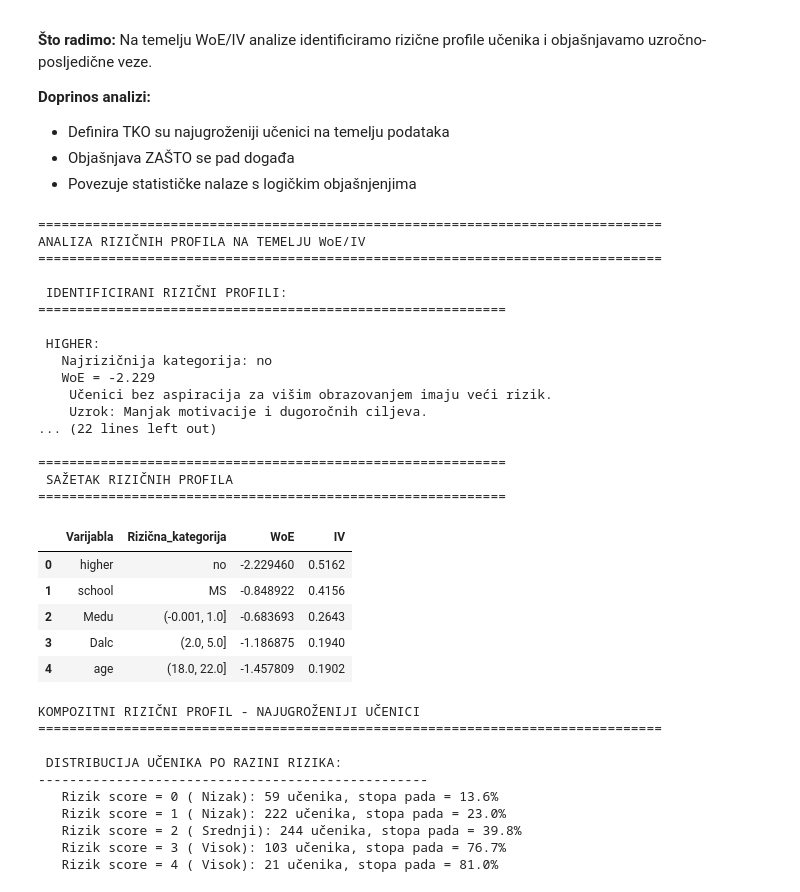
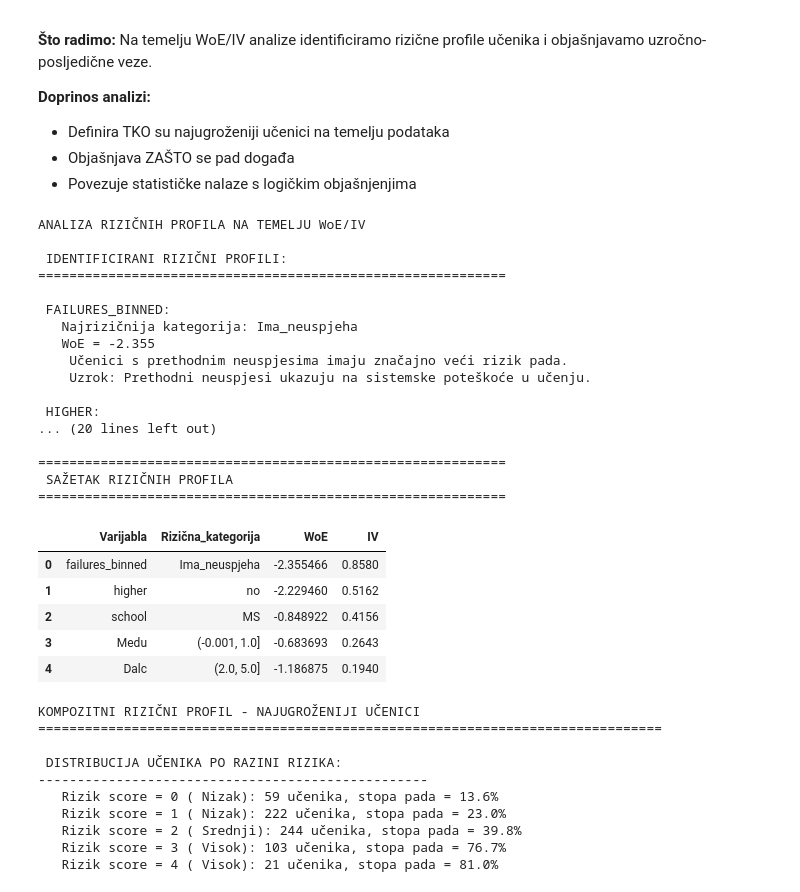
Before and after one commit to MDBossss/nosql, a Jupyter notebook: drugi/z3.ipynb, the cells around one changed output. Drawn from its saved outputs; the diff is of its cells as text; code cells hidden in the pictures.

```diff
--- a/drugi/z3.ipynb
+++ b/drugi/z3.ipynb
@@ -109,17 +108,17 @@ def calculate_woe_iv(df, feature, target, bins=5):
     # Ako je numerička varijabla, diskretiziraj je
     if np.issubdtype(df[feature].dtype, np.number):
         try:
-            temp_feature = pd.qcut(df[feature], bins, duplicates='drop')
+            temp_feature = pd.qcut(df[feature], bins, duplicates='drop') # qcut dijeli na jednake kategorije
         except ValueError:
             # Ako qcut ne uspije, koristi cut
             temp_feature = pd.cut(df[feature], bins, duplicates='drop')
     else:
         temp_feature = df[feature]
 
-    # Kreiraj krostabulaciju
+    # Kreiranje krostabulacije
     crosstab = pd.crosstab(temp_feature, df[target])
 
-    # Provjeri da imamo obje klase
+    # Provjeri da imamo obje klase (Dobri i Loši)
     if 0 not in crosstab.columns:
         crosstab[0] = 0
     if 1 not in crosstab.columns:
@@ -132,7 +131,7 @@ def calculate_woe_iv(df, feature, target, bins=5):
     total_dobri = crosstab['Dobri'].sum()
     total_losi = crosstab['Loši'].sum()
 
-    # Dodaj mali epsilon za izbjegavanje dijeljenja s nulom
+    # Dodavanje malog epsilona za izbjegavanje dijeljenja s nulom
     epsilon = 0.0001
 
     crosstab['%_Dobri'] = crosstab['Dobri'] / total_dobri
@@ -142,13 +141,12 @@ def calculate_woe_iv(df, feature, target, bins=5):
     crosstab['%_Dobri'] = crosstab['%_Dobri'].replace(0, epsilon)
     crosstab['%_Loši'] = crosstab['%_Loši'].replace(0, epsilon)
 
-    # Izračunaj WoE: ln(%Dobri / %Loši)
+    # Izračunavanje WoE: ln(%Dobri / %Loši)
     crosstab['WoE'] = np.log(crosstab['%_Dobri'] / crosstab['%_Loši'])
 
-    # Izračunaj IV po kategorijama
+    # Izračunavanje IV po kategorijama
     crosstab['IV'] = (crosstab['%_Dobri'] - crosstab['%_Loši']) * crosstab['WoE']
 
-    # Ukupna IV vrijednost
     iv_value = crosstab['IV'].sum()
 
     return crosstab, iv_value
@@ -166,8 +164,16 @@ def get_iv_interpretation(iv):
         return "Vrlo slab utjecaj"
 
 
-# Definiraj varijable za analizu (isključujemo G1, G2, G3 jer su ciljne/buduće ocjene)
-exclude_cols = ['G1', 'G2', 'G3', 'target_G1']
+# RUČNI BINNING ZA 'failures' VARIJABLU
+# Varijabla 'failures' ima većinu vrijednosti 0, pa automatski qcut ne radi dobro
+# Zato ju ručno binariziramo: 0 = "Nema_neuspjeha", >=1 = "Ima_neuspjeha"
+df['failures_binned'] = df['failures'].apply(lambda x: 'Nema_neuspjeha' if x == 0 else 'Ima_neuspjeha')
+print("Kreirana binarna varijabla 'failures_binned' za ispravnu WoE/IV analizu")
+print(f"Distribucija: {df['failures_binned'].value_counts().to_dict()}\n")
+
+# (isključujemo G1, G2, G3 jer su ciljne/buduće ocjene)
+# Također isključujemo originalni 'failures' i koristimo 'failures_binned' umjesto njega
+exclude_cols = ['G1', 'G2', 'G3', 'target_G1', 'failures']
 all_features = [col for col in df.columns if col not in exclude_cols]
 
 print(f"Broj varijabli za WoE/IV analizu: {len(all_features)}")
@@ -564,10 +572,8 @@ PRIMJER BINNINGA: VARIJABLA 'studytime' (vrijeme učenja)
 - Objašnjava ZAŠTO se pad događa
 - Povezuje statističke nalaze s logičkim objašnjenjima
 # %%
-# Analiza rizičnih profila na temelju WoE
 print("ANALIZA RIZIČNIH PROFILA NA TEMELJU WoE/IV")
 
-# Identificiraj najrizičnije kategorije za svaku top varijablu
 print("\n IDENTIFICIRANI RIZIČNI PROFILI:")
 print("="*60)
 
@@ -577,7 +583,7 @@ for idx, row in top_features.iterrows():
     feature = row['Varijabla']
     woe_df = woe_tables[feature]
 
-    # Pronađi kategoriju s najnegativnijim WoE
+    # Pronalaženje kategorije s najnegativnijim WoE
     min_woe_idx = woe_df['WoE'].idxmin()
     min_woe_val = woe_df.loc[min_woe_idx, 'WoE']
 
@@ -592,8 +598,8 @@ for idx, row in top_features.iterrows():
     print(f"   Najrizičnija kategorija: {min_woe_idx}")
     print(f"   WoE = {min_woe_val:.3f}")
 
-    # Dodaj kontekstualno objašnjenje
-    if feature == 'failures':
+    # Dodavanje kontekstualnog objašnjenja
+    if feature == 'failures_binned':
         print("    Učenici s prethodnim neuspjesima imaju značajno veći rizik pada.")
         print("    Uzrok: Prethodni neuspjesi ukazuju na sistemske poteškoće u učenju.")
     elif feature == 'Medu':
@@ -602,44 +608,43 @@ for idx, row in top_features.iterrows():
     elif feature == 'higher':
         print("    Učenici bez aspiracija za višim obrazovanjem imaju veći rizik.")
         print("    Uzrok: Manjak motivacije i dugoročnih ciljeva.")
     elif feature == 'studytime':
         print("    Manje vremena za učenje = veći rizik pada.")
         print("    Uzrok: Nedovoljno uloženog truda i pripreme.")
     elif feature == 'Dalc' or feature == 'Walc':
         print("    Veća konzumacija alkohola = veći rizik pada.")
         print("    Uzrok: Alkohol utječe na koncentraciju i kognitivne sposobnosti.")
     elif feature == 'age':
         print("    Stariji učenici imaju veći rizik pada.")
         print("    Uzrok: Vjerojatno ponavljači ili učenici s poviješću problema.")
 
-# Prikaz tablice rizičnih profila
 print("\n" + "="*60)
 print(" SAŽETAK RIZIČNIH PROFILA")
 print("="*60)
 risk_df = pd.DataFrame(risk_profiles)
 display(risk_df)
 # %% [output]
-================================================================================
 ANALIZA RIZIČNIH PROFILA NA TEMELJU WoE/IV
-================================================================================
 
  IDENTIFICIRANI RIZIČNI PROFILI:
 ============================================================
 
+ FAILURES_BINNED:
+   Najrizičnija kategorija: Ima_neuspjeha
+   WoE = -2.355
+    Učenici s prethodnim neuspjesima imaju značajno veći rizik pada.
+    Uzrok: Prethodni neuspjesi ukazuju na sistemske poteškoće u učenju.
+
  HIGHER:
-   Najrizičnija kategorija: no
-   WoE = -2.229
-    Učenici bez aspiracija za višim obrazovanjem imaju veći rizik.
-    Uzrok: Manjak motivacije i dugoročnih ciljeva.
-... (22 lines left out)
+... (20 lines left out)
 
 ============================================================
  SAŽETAK RIZIČNIH PROFILA
 ============================================================
 |  | Varijabla | Rizična_kategorija | WoE | IV |
-| 0 | higher | no | -2.229460 | 0.5162 |
-| 1 | school | MS | -0.848922 | 0.4156 |
-| 2 | Medu | (-0.001, 1.0] | -0.683693 | 0.2643 |
-| 3 | Dalc | (2.0, 5.0] | -1.186875 | 0.1940 |
-| 4 | age | (18.0, 22.0] | -1.457809 | 0.1902 |
+| 0 | failures_binned | Ima_neuspjeha | -2.355466 | 0.8580 |
+| 1 | higher | no | -2.229460 | 0.5162 |
+| 2 | school | MS | -0.848922 | 0.4156 |
+| 3 | Medu | (-0.001, 1.0] | -0.683693 | 0.2643 |
+| 4 | Dalc | (2.0, 5.0] | -1.186875 | 0.1940 |
 # %%
```
Also changed, not shown: parts of 15 cells of this notebook, 3 other files.
